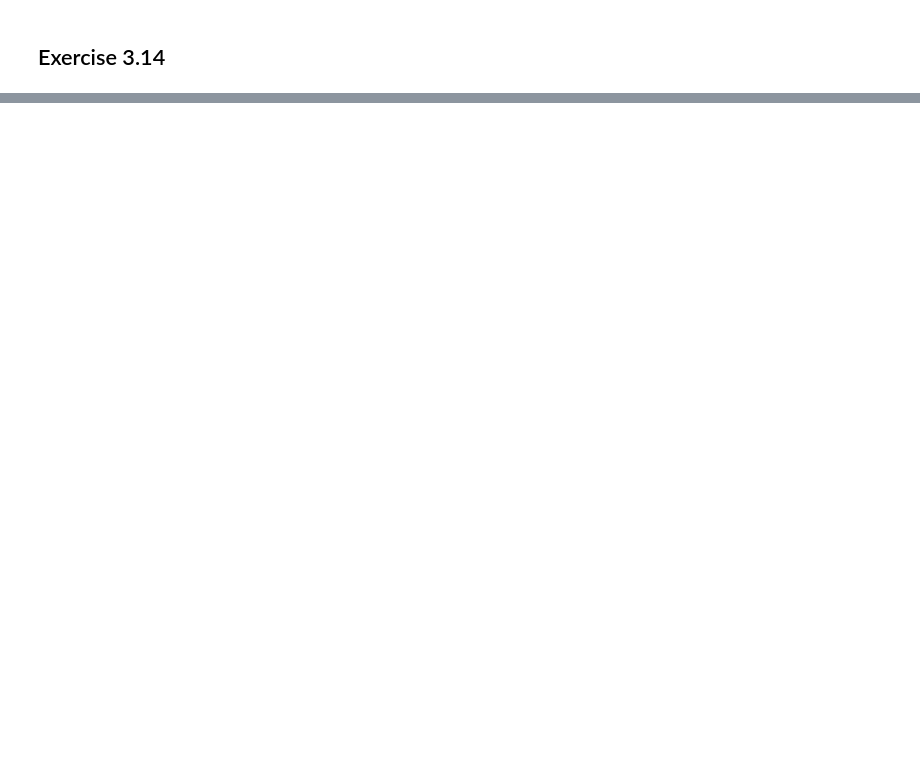
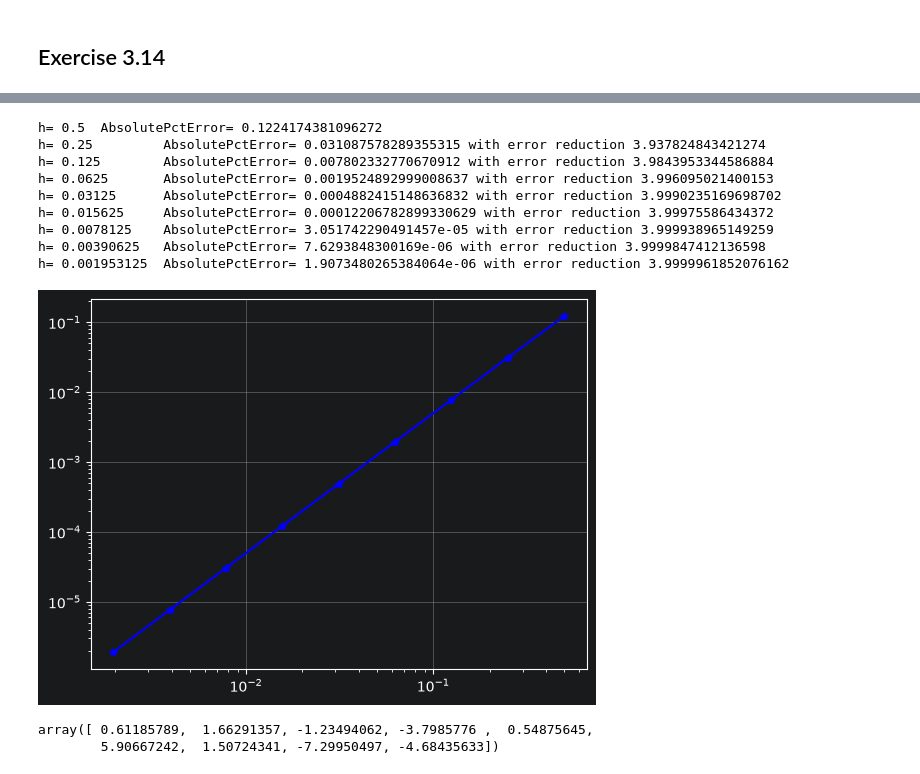
Before and after one commit to fabacf/numerical_methods_class, a Jupyter notebook: week_5.ipynb, the cells around one changed output, grey strips where cells are left out. Cells and saved outputs as stored; diff of their text form; code cells hidden in the pictures; blank space fills up the shorter version.

```diff
--- a/week_5.ipynb
+++ b/week_5.ipynb
@@ -191,0 +240,10 @@ h= 1e-09        AbsolutePctError= 8.338246362485854e-08 with error reduction 0.0
+# %%
+f = lambda x: np.sin(x) * (1 - x)
+
+exact = np.sin(-1)
+
+for i in range(1, 11):
+    h = 2**-i
+    approx = (f(1 + h) - f(1-h)) / (2*h)
+    err = round(abs((approx - exact) / exact) * 100, 2)
+    print(f"{h}, {approx}, {exact}, {err}%")
@@ -191,0 +261,31 @@ h= 1e-09        AbsolutePctError= 8.338246362485854e-08 with error reduction 0.0
+# %%
+f =lambda x:np.sin(x)* (1-x) # defines the function f
+
+exact =-np.sin(1) #calculates the exact value of the function on x = 1, in this case sin(-1) * (1-1)
+
+H = 2.0**(-np.arange(1,10)) #whatdoesthislinedo?
+
+AbsPctError= [] #start off with a blank list of errors
+for h in H:
+    approx = (f(1 + h) - f(1-h)) / (2*h)
+    AbsPctError.append(np.abs((approx-exact)/exact))
+    if h==H[0]:
+        print("h=",h,"\tAbsolutePctError=",AbsPctError[-1])
+    else:
+        err_reduction_factor = AbsPctError[-2]/AbsPctError[-1]
+        print("h=",h,"\tAbsolutePctError=",AbsPctError[-1], "with error reduction",err_reduction_factor)
+
+plt.loglog(H,AbsPctError,'b-*') #Why are we build aloglog plot? To show the error reduction
+plt.grid()
+plt.show()
+# %% [output]
+h= 0.5  AbsolutePctError= 0.1224174381096272
+h= 0.25         AbsolutePctError= 0.031087578289355315 with error reduction 3.937824843421274
+h= 0.125        AbsolutePctError= 0.007802332770670912 with error reduction 3.9843953344586884
+h= 0.0625       AbsolutePctError= 0.0019524892999008637 with error reduction 3.996095021400153
+h= 0.03125      AbsolutePctError= 0.0004882415148636832 with error reduction 3.9990235169698702
+h= 0.015625     AbsolutePctError= 0.00012206782899330629 with error reduction 3.99975586434372
+h= 0.0078125    AbsolutePctError= 3.051742290491457e-05 with error reduction 3.999938965149259
+h= 0.00390625   AbsolutePctError= 7.6293848300169e-06 with error reduction 3.9999847412136598
+h= 0.001953125  AbsolutePctError= 1.9073480265384064e-06 with error reduction 3.9999961852076162
+[figure, added]
@@ -191,0 +299,5 @@ h= 1e-09        AbsolutePctError= 8.338246362485854e-08 with error reduction 0.0
+# %%
+FirstDerivCentral(f, 1, 15, 10)
+# %% [output]
+array([ 0.61185789,  1.66291357, -1.23494062, -3.7985776 ,  0.54875645,
+        5.90667242,  1.50724341, -7.29950497, -4.68435633])
```
Also changed, not shown: parts of 13 cells of this notebook.
